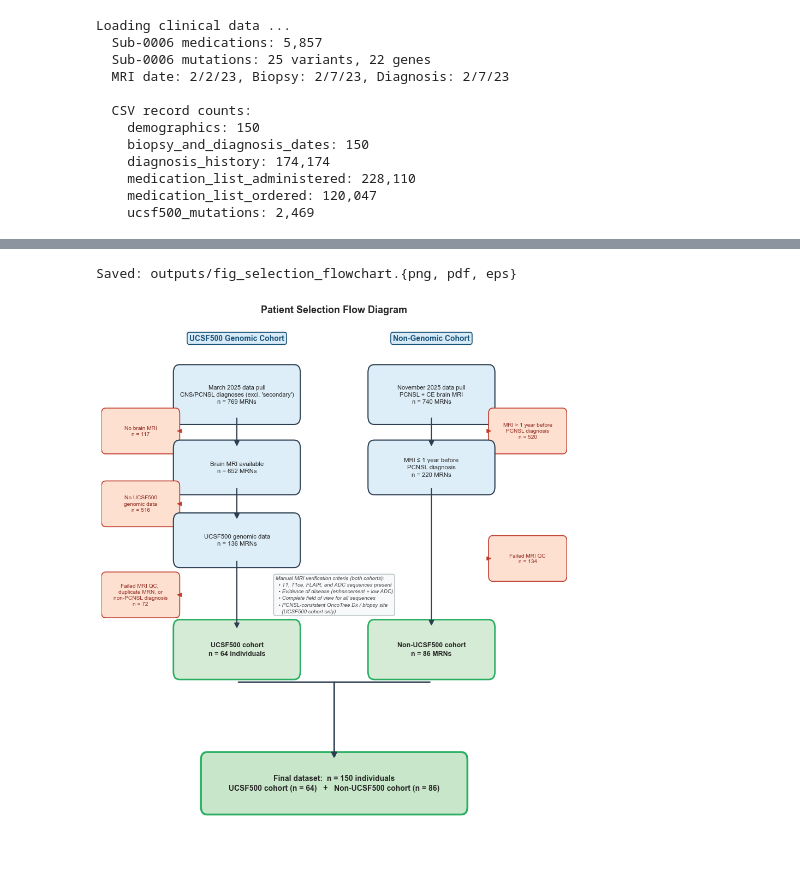
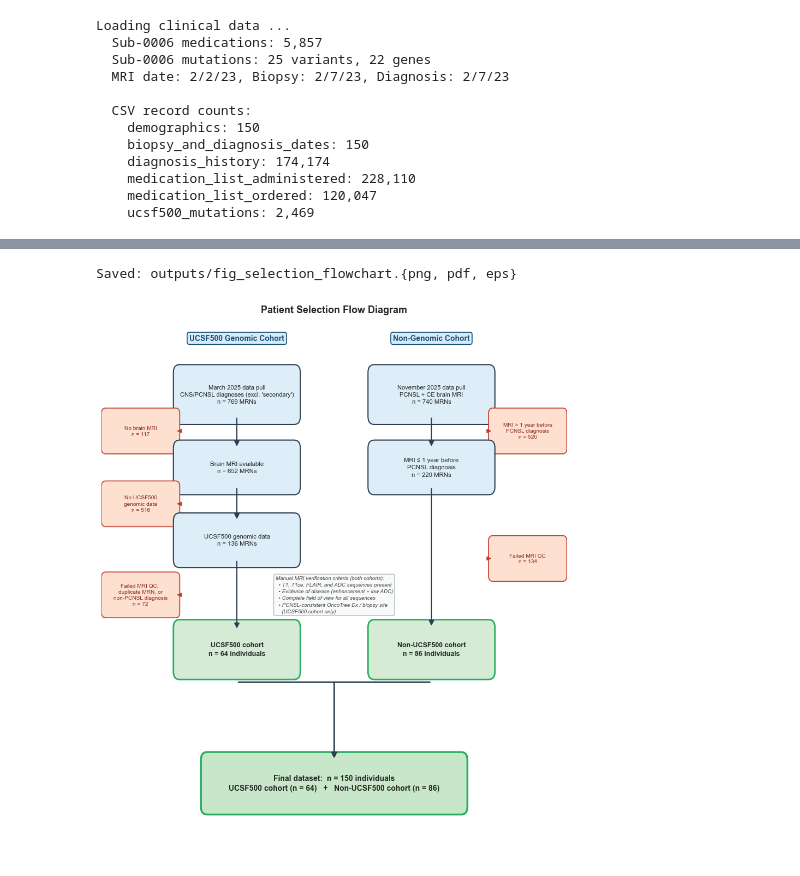
Before and after one commit to rauschecker-sugrue-labs/UCSF-PCNSL, a Jupyter notebook: figures_for_manuscript.ipynb, the cells around one changed output, grey strips where cells are left out. Cells and saved outputs as stored; diff of their text form; code cells hidden in the pictures.

```diff
--- a/figures_for_manuscript.ipynb
+++ b/figures_for_manuscript.ipynb
@@ -347,7 +347,7 @@ def aggregate_multisequence_lesion_data(base_folder):
     Creates one combined table with suffixed column names.
 
     Parameters:
-    - base_folder: Path to the main Dropbox folder containing sub-* folders
+    - base_folder: Path to the derivatives/pyalfe folder containing sub-* folders
 
     Returns:
     - aggregated_df: Combined DataFrame with all lesion data
@@ -475,10 +475,9 @@ def aggregate_multisequence_lesion_data(base_folder):
         return pd.DataFrame()
 
 
-# Example usage
+# Aggregate lesion files from the derivatives/pyalfe directory
 if __name__ == "__main__":
-    # Set your Dropbox folder path (main folder containing sub-* folders)
-    dropbox_path = "/Users/mromano/Box/Research/pcnsl_radiomics/dataset_manuscript/bids_dir_for_aws_anon/derivatives/pyalfe/"  # Update this path
+    dropbox_path = "/Users/mromano/Library/CloudStorage/Box-Box/Research/pcnsl_radiomics/dataset_manuscript/bids_dir_for_aws_anon/derivatives/pyalfe/"
 
     # Aggregate lesion files
     combined_data = aggregate_multisequence_lesion_data(dropbox_path)
@@ -1298,7 +1283,7 @@ draw_excl(RX, (RY2 + RY3)/2, BW,
           "Failed MRI QC\nn = 134", side='right')
 
 draw_box(RX, RY3, BW, H_TALL,
-         "Non-UCSF500 cohort\nn = 86 MRNs",
+         "Non-UCSF500 cohort\nn = 86 individuals",
          fc=C_FINAL, ec=EC_FIN, fw='bold', lw=2.0, fs=9)
 
 # ══════════════════════════════════════════════════════════════════════
@@ -1315,35 +1300,34 @@ ax.text(0.50, qc_note_y,
         ha='center', va='center', fontsize=7.0,
         multialignment='left', linespacing=1.45,
         style='italic', color='#4a4a4a',
         bbox=dict(boxstyle='round,pad=0.32', fc='#f8f9fa',
                   ec='#aab7b8', lw=0.9))
 
 # ══════════════════════════════════════════════════════════════════════
 #  FINAL MERGED BOX
 # ══════════════════════════════════════════════════════════════════════
 FY = 0.135
 arrow_to_merge(LX, LY4-.02, 0.50, FY)
 arrow_to_merge(RX, RY3-.02, 0.50, FY)
 
 draw_box(0.50, FY, 0.60, 0.09,
          "Final dataset:  n = 150 individuals\n"
          "UCSF500 cohort (n = 64)   +   Non-UCSF500 cohort (n = 86)",
          fc=C_MERGE, ec=EC_FIN, fw='bold', lw=2.5, fs=10)
 
 # ══════════════════════════════════════════════════════════════════════
 #  Title
 # ══════════════════════════════════════════════════════════════════════
 ax.text(0.50, 1.035, "Patient Selection Flow Diagram",
         ha='center', va='bottom', fontsize=13, fontweight='bold')
 
-_out = Path("/Users/mromano/research/brain_plotting/outputs")
-_out.mkdir(exist_ok=True)
+
 for _ext in ("png", "pdf", "eps"):
-    fig.savefig(_out / f"fig_selection_flowchart.{_ext}",
+    fig.savefig(f"fig_selection_flowchart.{_ext}",
                 dpi=300, bbox_inches='tight', facecolor='white')
 print("Saved: outputs/fig_selection_flowchart.{png, pdf, eps}")
 plt.show()
 # %% [output]
 Saved: outputs/fig_selection_flowchart.{png, pdf, eps}
-[figure, old version]
+[figure, new version]
 # %%
```
Also changed, not shown: parts of 8 cells of this notebook, 3 other files.
